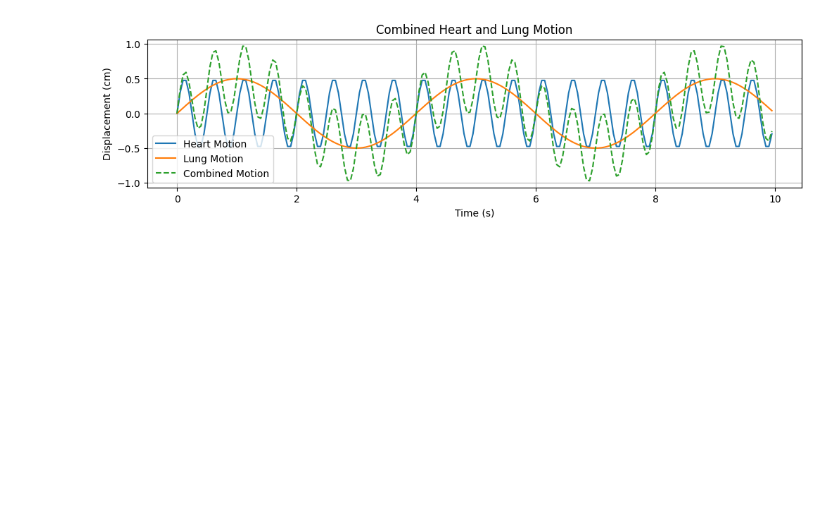
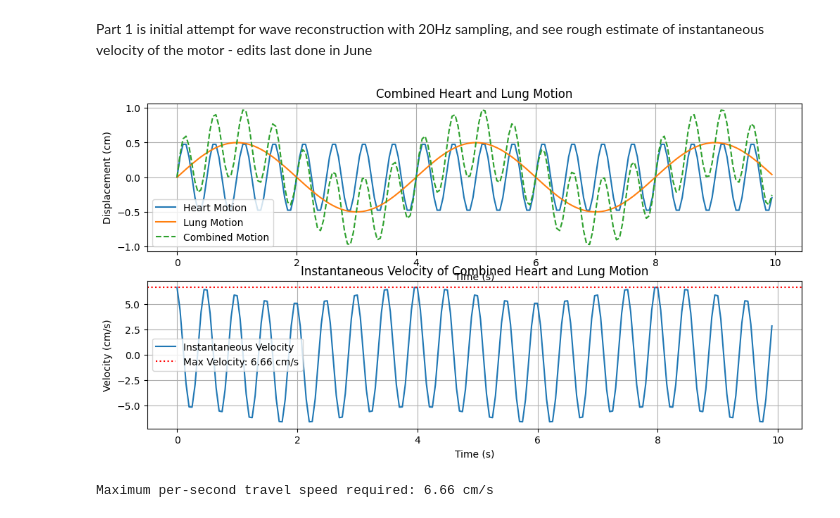
Before and after one commit to EPCRI/HeartLungMotionModel, a Jupyter notebook: Python/sampling.ipynb, the cells around one changed output. Drawn from its saved outputs; the diff is of its cells as text; code cells hidden in the pictures; blank space fills up the shorter version.

```diff
--- a/Python/sampling.ipynb
+++ b/Python/sampling.ipynb
@@ -1,3 +1,5 @@
+# %% [markdown]
+Part 1 is initial attempt for wave reconstruction with 20Hz sampling, and see rough estimate of instantaneous velocity of the motor - edits last done in June
 # %%
 import numpy as np
 import matplotlib.pyplot as plt
@@ -10,19 +12,17 @@ heart_frequency = 120 / 60
 lung_amplitude = 0.5
 lung_frequency = 15 / 60
 
+dt = 0.05
 # Time array, 10s
-t = np.arange(0, 10, 0.05)  # Time array with 0.1s resolution
+t = np.arange(0, 10, dt)
 
 # Heart and lung motion as sine waves
 heart_motion = heart_amplitude * np.sin(2 * np.pi * heart_frequency * t)
 lung_motion = lung_amplitude * np.sin(2 * np.pi * lung_frequency * t)
-
-# Combined motion
 combined_motion = heart_motion + lung_motion
 
 # # Motor parameters
 # motor_speed_cm_per_s = 4  # Motor speed in cm/s
-# dt = 0.05  # Time step in seconds
 
 # Generate motor instructions
 # instructions = []
@@ -34,36 +34,36 @@ combined_motion = heart_motion + lung_motion
 #     direction = '+' if displacement > 0 else '-'
 #     instructions.append(f"{direction}{time_needed:.2f}s")
 
-# # Print motor instructions
 # for i, instruction in enumerate(instructions):
 #     print(f"Time {t[i]:.1f}s: Move {instruction}")
 
 # Visualization of motion waveforms
 plt.figure(figsize=(12, 6))
 plt.subplot(2, 1, 1)
 plt.plot(t, heart_motion, label='Heart Motion')
 plt.plot(t, lung_motion, label='Lung Motion')
 plt.plot(t, combined_motion, label='Combined Motion', linestyle='--')
 plt.title('Combined Heart and Lung Motion')
 plt.xlabel('Time (s)')
 plt.ylabel('Displacement (cm)')
 plt.legend()
 plt.grid(True)
 
-Visualization of instantaneous velocity
+# Visualization of instantaneous velocity
 velocity = np.diff(combined_motion) / dt
 plt.subplot(2, 1, 2)
 plt.plot(t[:-1], velocity, label='Instantaneous Velocity')
 max_velocity = np.max(np.abs(velocity))
 plt.axhline(max_velocity, color='r', linestyle=':', label=f'Max Velocity: {max_velocity:.2f} cm/s')
 plt.title('Instantaneous Velocity of Combined Heart and Lung Motion')
 plt.xlabel('Time (s)')
 plt.ylabel('Velocity (cm/s)')
 plt.legend()
 plt.grid(True)
 
 plt.show()
 
 print(f'Maximum per-second travel speed required: {max_velocity:.2f} cm/s')
 # %% [output]
-[figure, old version]
+[figure, new version]
+Maximum per-second travel speed required: 6.66 cm/s
```
Also changed, not shown: parts of 4 cells of this notebook.
